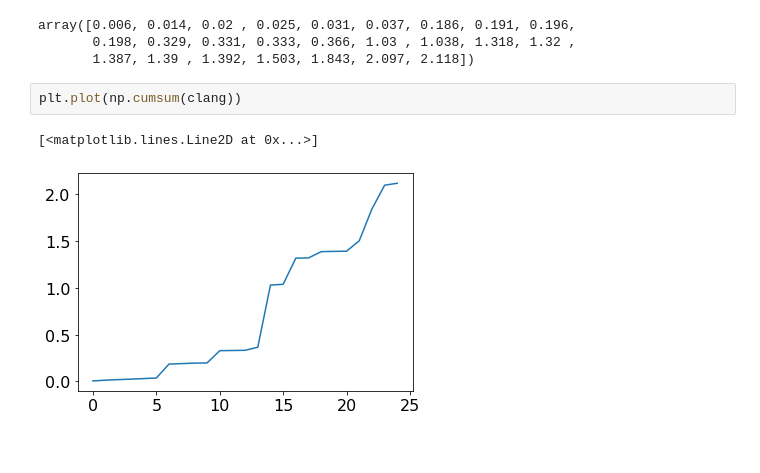
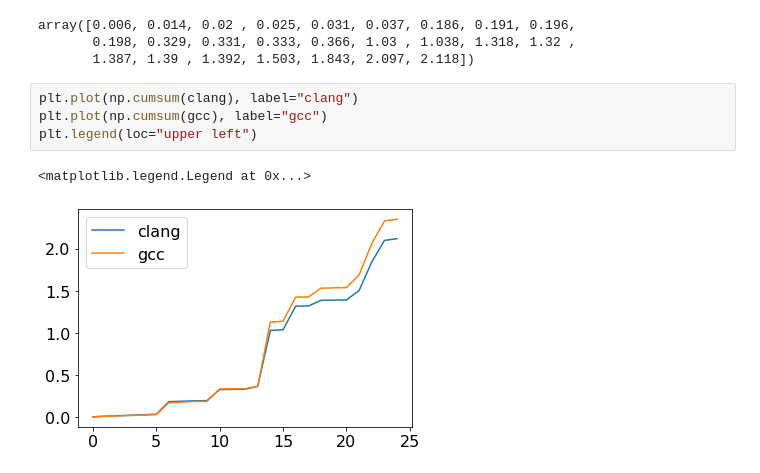
Before and after one commit to weichslgartner/AdventOfCode2020, a Jupyter notebook: runtimes.ipynb, the cells around one changed output. Drawn from its saved outputs; the diff is of its cells as text.

Commit message:
added execution time chart

```diff
--- a/runtimes.ipynb
+++ b/runtimes.ipynb
@@ -337,8 +337,10 @@ np.cumsum(clang)
 array([0.006, 0.014, 0.02 , 0.025, 0.031, 0.037, 0.186, 0.191, 0.196,
        0.198, 0.329, 0.331, 0.333, 0.366, 1.03 , 1.038, 1.318, 1.32 ,
        1.387, 1.39 , 1.392, 1.503, 1.843, 2.097, 2.118])
-# %%
-plt.plot(np.cumsum(clang))
-# %% [output]
-[<matplotlib.lines.Line2D at 0x...>]
-[figure, removed]
+# %%
+plt.plot(np.cumsum(clang), label="clang")
+plt.plot(np.cumsum(gcc), label="gcc")
+plt.legend(loc="upper left")
+# %% [output]
+<matplotlib.legend.Legend at 0x...>
+[figure, added]
```
